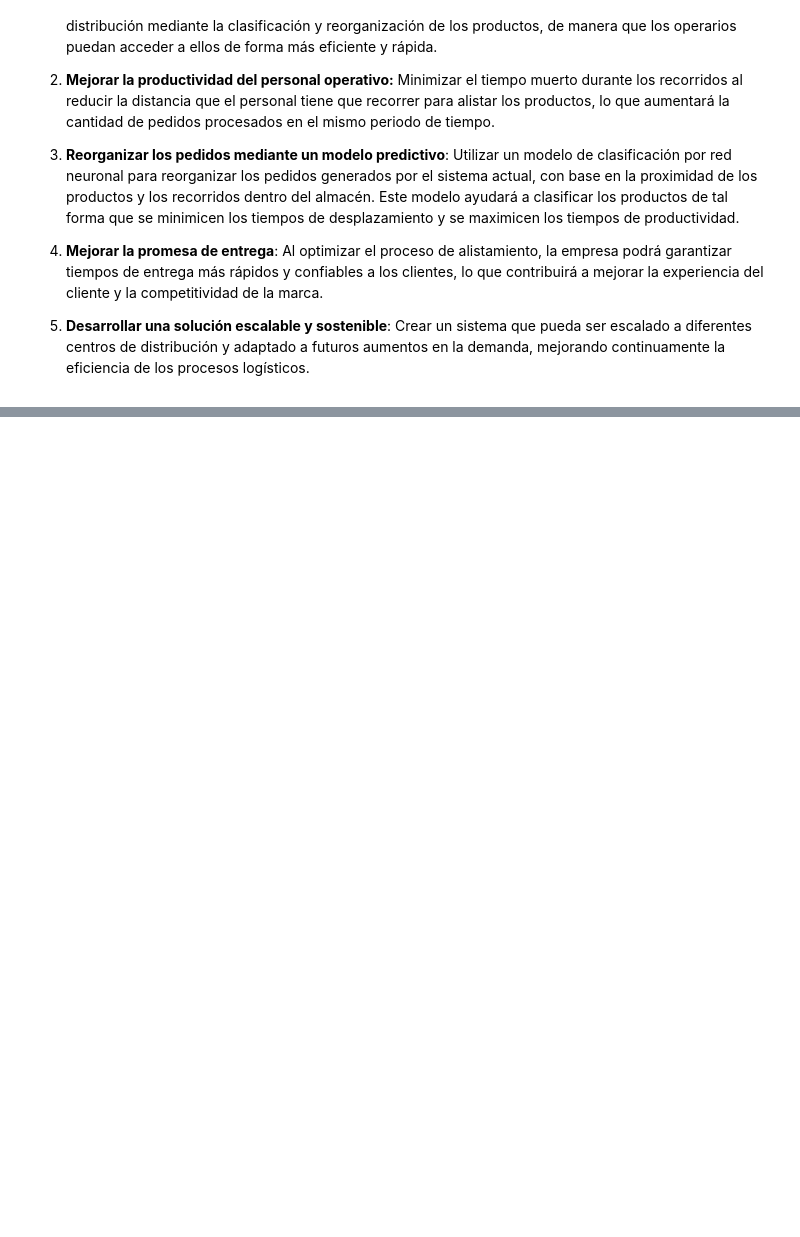
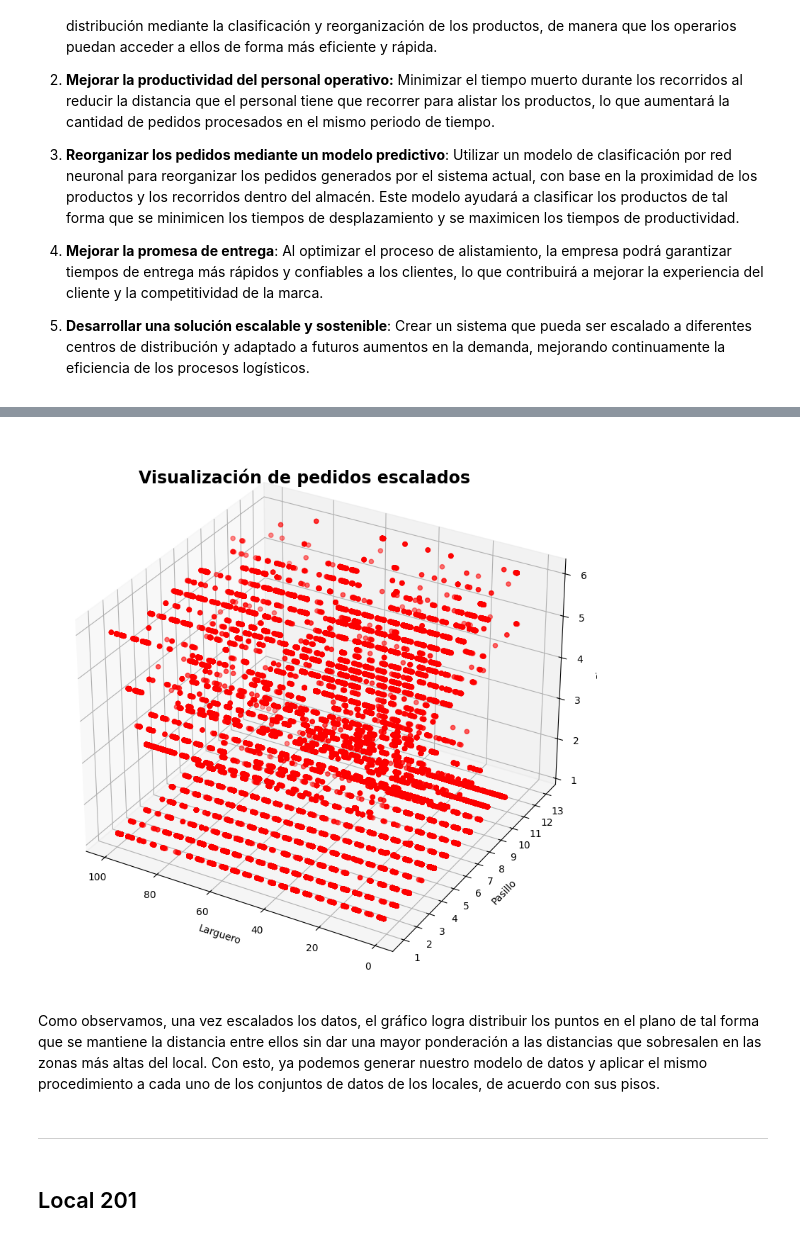
Before and after one commit to mahc11/TalentoTech, a Jupyter notebook: Proyecto/Proyecto.ipynb, the cells around one changed output, grey strips where cells are left out. Saved outputs shown, nothing was run; the diff lists cells and outputs as text; code cells hidden in the pictures; blank space fills up the shorter version.

```diff
--- a/Proyecto/Proyecto.ipynb
+++ b/Proyecto/Proyecto.ipynb
@@ -34,0 +423,56 @@ Para abordar este problema, se propone desarrollar e implementar un modelo de cl
+# %%
+#Generacion de estandarizacion
+
+#sacamos los pisos del modelo
+l_pisos = list(df_graf_20['piso'].unique())
+df_standard = np.empty((0, 3))
+
+#Aplicamos un scaler de entre 0 y 100 para la profundidad (nposlarg)
+scaler = MinMaxScaler(feature_range=(1, 100))
+for i in l_pisos:
+    df_temp = df_graf_20[df_graf_20['piso']== i]
+    scaler.fit(df_temp[['nposlarg']])
+    df_temp.loc[:,'nposlarg'] = scaler.transform(df_temp[['nposlarg']])
+    df_standard = np.concatenate((df_standard, df_temp))
+
+df_standard_20= pd.DataFrame(data = df_standard, columns= ['piso', 'pasillo', 'nposlarg'])
+# %%
+#Nuevamente graficamos
+
+# Generamos el gráfico
+fig = plt.figure(figsize=(15, 10))  # Ajustamos el tamaño de la figura
+fig.suptitle('Visualización de pedidos escalados', y=0.84, fontweight="black", fontsize=17)
+
+# Crear el gráfico 3D
+ax1 = fig.add_subplot(111, projection='3d')
+
+# Graficar los datos
+ax1.scatter(df_standard_20['nposlarg'], df_standard_20['pasillo'], df_standard_20['piso'], c='r', marker='o')
+
+# Invertir el eje X
+ax1.invert_xaxis()
+
+# Establecer los ticks para el eje Y
+plt.yticks(range(1, mt.ceil(max(df_standard_20['pasillo'])) + 1, 1))
+
+# Establecer los ticks para el eje Z (Piso)
+ax1.set_zticks(range(1, int(max(df_standard_20['piso'])) + 1, 1))
+
+
+# Etiquetas de los ejes
+plt.xlabel('Larguero')
+plt.ylabel('Pasillo')
+ax1.set_zlabel('Piso', rotation=90)
+
+# Mostrar el gráfico
+plt.show()
+# %% [output]
+[figure, added]
+# %% [markdown]
+Como observamos, una vez escalados los datos, el gráfico logra distribuir los puntos en el plano de tal forma que se mantiene la distancia entre ellos sin dar una mayor ponderación a las distancias que sobresalen en las zonas más altas del local. Con esto, ya podemos generar nuestro modelo de datos y aplicar el mismo procedimiento a cada uno de los conjuntos de datos de los locales, de acuerdo con sus pisos.
+# %% [markdown]
+
+
+---
+# %% [markdown]
+## Local 201
```
Also changed, not shown: parts of 60 cells of this notebook, 1 other file.
